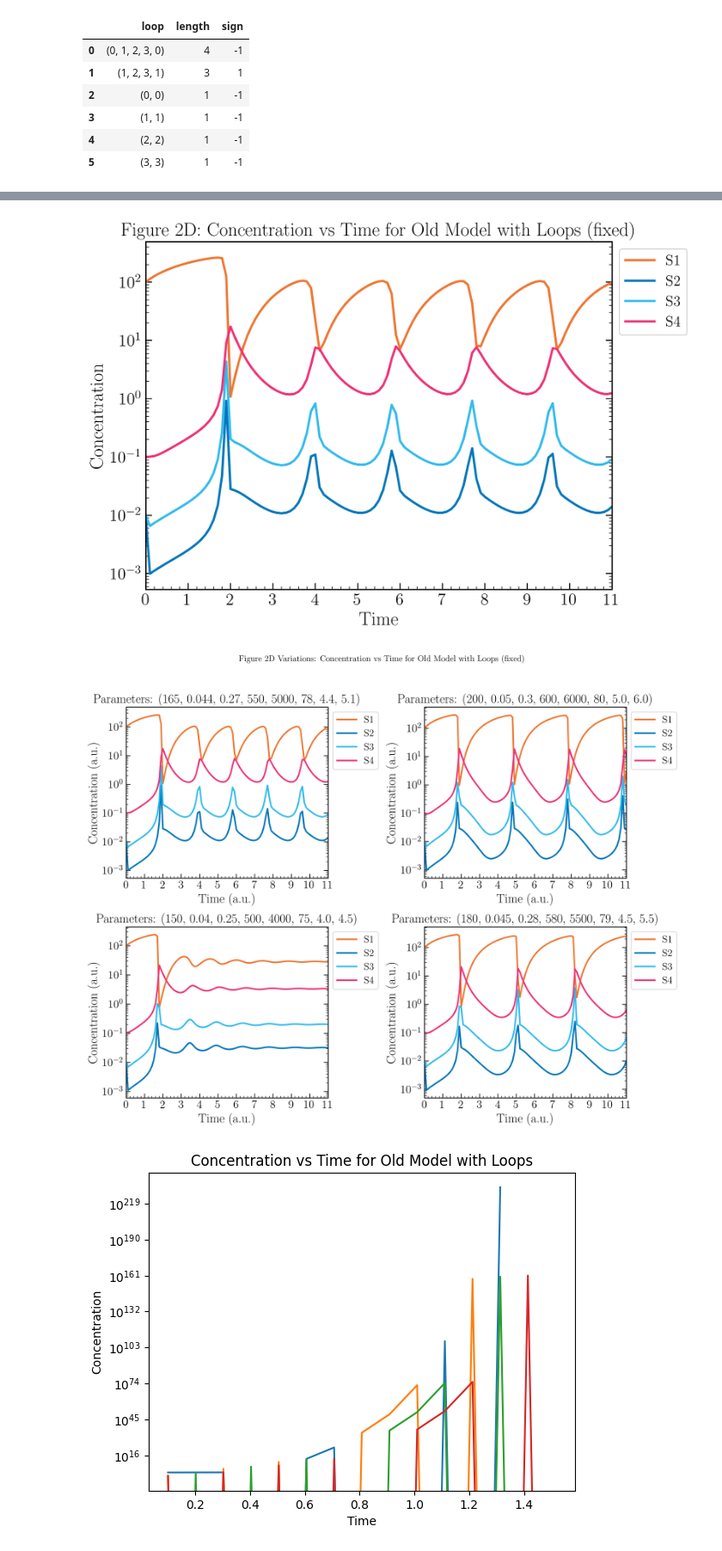
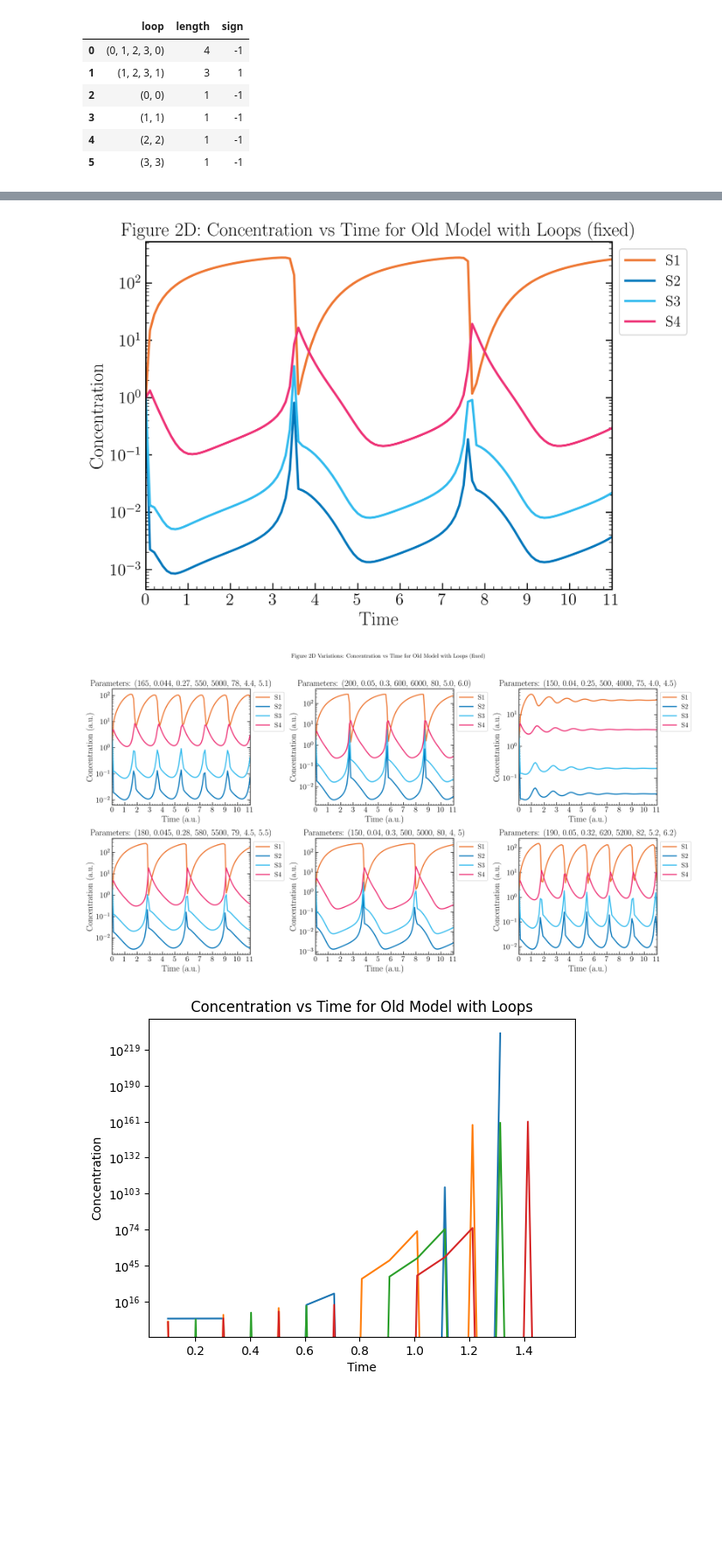
Before and after one commit to vmeomeo/LoopDetect_2025, a Jupyter notebook: Python/notebook/test.ipynb, the cells around one changed output, grey strips where cells are left out. Shown at 86% size. Saved outputs shown, nothing was run; the diff lists cells and outputs as text; code cells hidden in the pictures; blank space fills up the shorter version.

```diff
--- a/Python/notebook/test.ipynb
+++ b/Python/notebook/test.ipynb
@@ -156,20 +153,18 @@ colors[::2]
 # %%
 # Draw plot concentration vs time for the old model with loops
 
-def solve_POSm4(initial_conditions, time_points, klin, knonlin):
-    def model(x, t):
-        return func_POSm4_fix(x, klin, knonlin)
-    sol = odeint(model, initial_conditions, time_points)
-    return sol
+# klin = (165,0.044,0.27,550,5000,78,4.4,5.1)
+# knonlin = (0.3,2)
 
-klin = (165,0.044,0.27,550,5000,78,4.4,5.1)
-knonlin = (0.3,2)
+klin = (150, 0.04, 0.3, 500, 5000, 80, 4, 5)
+knonlin = (0.3, 2)
 
 time_points = np.linspace(0, 11, 111)
-initial_conditions = [10**2, 10**(-2), 10**(-2), 10**(-1)]# s_star[0]
+# initial_conditions = [10**2, 10**(-2), 10**(-2), 10**(-1)]# s_star[0]
+initial_conditions = s_star[0]
+# initial_conditions = [1,2,3,4]# s_star[0]
 sol = solve_POSm4(initial_conditions, time_points,
                         klin=klin, knonlin=knonlin)
-# Add S1, S2, S3, S4 legends
 
 plt.figure(figsize=(8, 6))
 for i, c in enumerate(colors[:4]):
@@ -188,41 +183,43 @@ plt.title('Figure 2D: Concentration vs Time for Old Model with Loops (fixed)')
 plt.legend(loc='upper left', bbox_to_anchor=(1, 1))
 plt.show()
 # %% [output]
-[figure, old version]
+[figure, new version]
 # %%
 # Create 2x2 plots to try different parameters for the fixed model
-fig, axs = plt.subplots(2, 2, figsize=(12, 10))
+fig, axs = plt.subplots(2, 3, figsize=(18, 10))
 param_sets = [
     (165, 0.044, 0.27, 550, 5000, 78, 4.4, 5.1),
     (200, 0.05, 0.3, 600, 6000, 80, 5.0, 6.0),
     (150, 0.04, 0.25, 500, 4000, 75, 4.0, 4.5),
-    (180, 0.045, 0.28, 580, 5500, 79, 4.5, 5.5)
+    (180, 0.045, 0.28, 580, 5500, 79, 4.5, 5.5),
+    (150, 0.04, 0.3, 500, 5000, 80, 4, 5),
+    (190, 0.05, 0.32, 620, 5200, 82, 5.2, 6.2)
 ]
 for ax, params in zip(axs.flatten(), param_sets):
     klin = params
     sol = solve_POSm4(initial_conditions, time_points,
                             klin=klin, knonlin=knonlin)
     for i, c in enumerate(colors[:4]):
         ax.plot(time_points, sol[:, i], lw=2.2, color=c, label=f"S{i+1}")
     # ax.plot(time_points, sol, label=['S1', 'S2', 'S3', 'S4'])
     ax.set_xlabel('Time (a.u.)', weight='bold')
     ax.set_xlim(0, 11)
     ax.set_xticks(np.arange(0, 12, 1))
     # Show tick marks in both left and right y-axes
     ax.yaxis.set_ticks_position('both')
     ax.set_ylabel('Concentration (a.u.)', weight='bold')
     ax.set_yscale('log')
     ax.set_title(f'Parameters: {params}')
     # Make legend outside the plot
     ax.legend(loc='upper left', bbox_to_anchor=(1, 1))
     # ax.legend()
 plt.suptitle('Figure 2D Variations: Concentration vs Time for Old Model with Loops (fixed)')
 plt.tight_layout(rect=[0, 0.03, 1, 0.95])
 #Show in 300 dpi
 plt.gcf().set_dpi(300)
 plt.show()
 # %% [output]
-[figure, old version]
+[figure, new version]
 # %%
 from scipy.integrate import odeint
 import matplotlib.pyplot as plt
```
Also changed, not shown: parts of 57 cells of this notebook, 4 other files.
